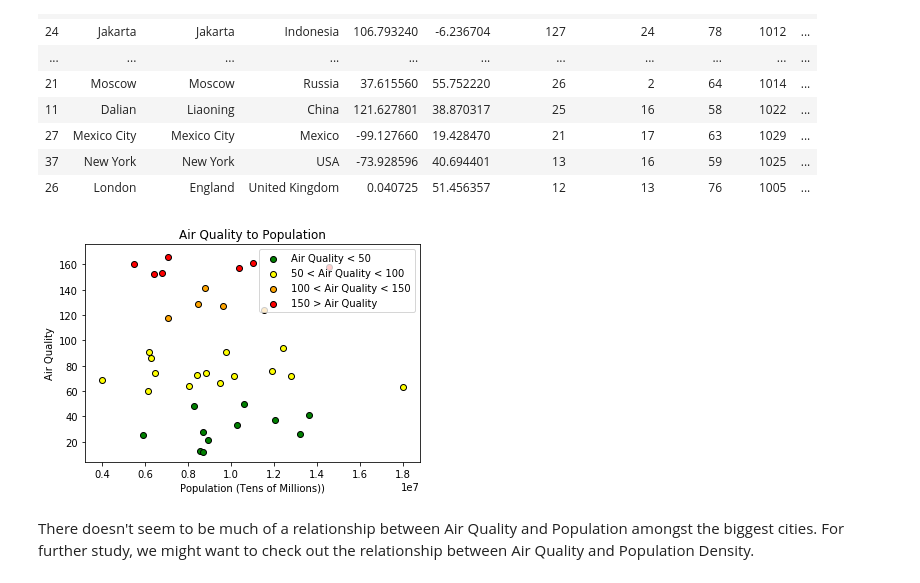
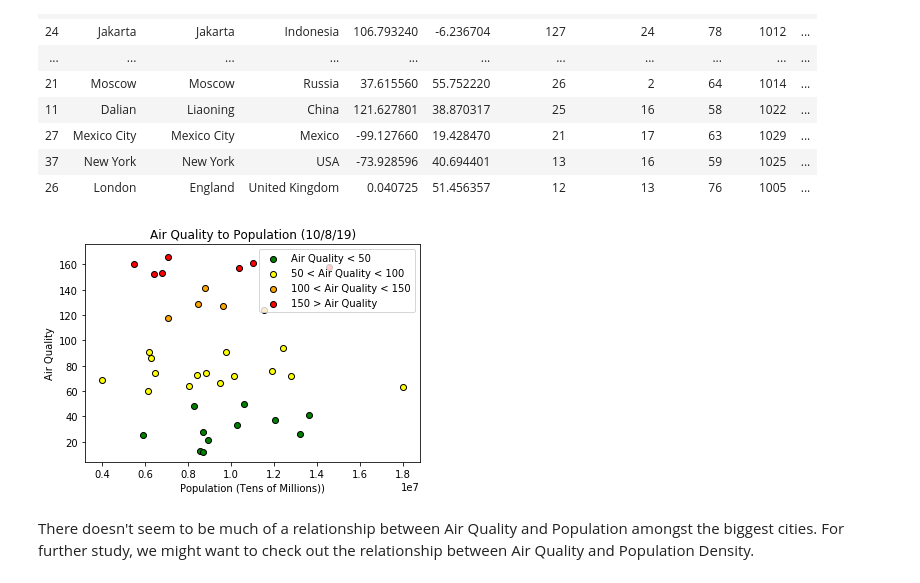
Before and after one commit to nadireag/Air-Quality, a Jupyter notebook: Top 50 International Cities.ipynb, the cells around one changed output. Drawn from its saved outputs; the diff is of its cells as text; code cells hidden in the pictures.

Commit message:
Changed the title on one of the plots.

```diff
--- a/Top 50 International Cities.ipynb
+++ b/Top 50 International Cities.ipynb
@@ -354,16 +354,16 @@ terrible_air = pd.read_csv('Output/terrible_air.csv')
 # %%
 #Created a scatterplot comparing air quality to population size.
 plt.scatter(good_air['Population'], good_air['Air Quality'], marker="o", facecolors="green", edgecolors="black", label = "Air Quality < 50")
 plt.scatter(med_air['Population'], med_air['Air Quality'], marker="o", facecolors="yellow", edgecolors="black", label = "50 < Air Quality < 100")
 plt.scatter(bad_air['Population'], bad_air['Air Quality'], marker="o", facecolors="orange", edgecolors="black", label = "100 < Air Quality < 150")
 plt.scatter(terrible_air['Population'], terrible_air['Air Quality'], marker="o", facecolors="red", edgecolors="black", label = "150 > Air Quality")
-plt.title("Air Quality to Population")
+plt.title("Air Quality to Population (10/8/19)")
 plt.xlabel("Population (Tens of Millions))")
 plt.ylabel("Air Quality")
 plt.legend(loc="best")
 plt.savefig("Output/InternationalAirQualitytoPopulation.png")
 # %% [output]
-[figure, old version]
+[figure, new version]
 # %% [markdown]
 There doesn't seem to be much of a relationship between Air Quality and Population amongst the biggest cities.
 For further study, we might want to check out the relationship between Air Quality and Population Density.
```
Also changed, not shown: 4 other files.
